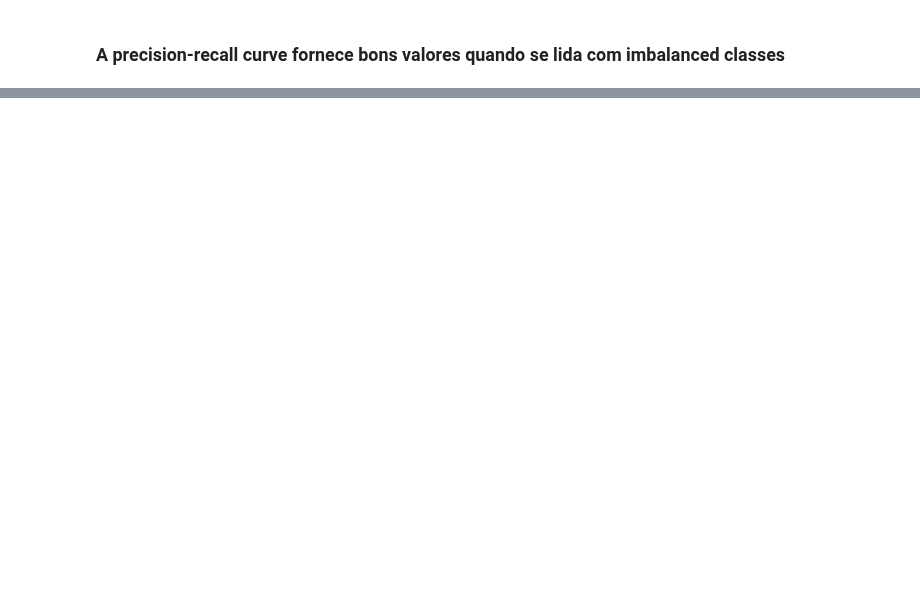
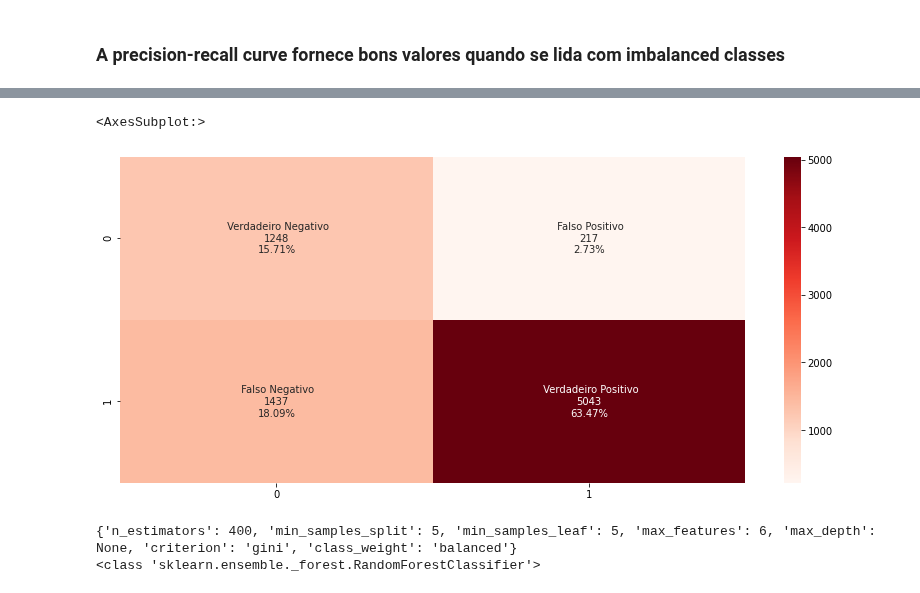
Before and after one commit to jvitorcosta/loan-EDA-python, a Jupyter notebook: loan_case.ipynb, the cells around one changed output, grey strips where cells are left out. Saved outputs shown, nothing was run; the diff lists cells and outputs as text; code cells hidden in the pictures; blank space fills up the shorter version.

```diff
--- a/loan_case.ipynb
+++ b/loan_case.ipynb
@@ -1229,11 +1289,21 @@ sns.heatmap(cf_matrix, annot=labels, fmt='', cmap='Blues')
 # %%
 #confusion matrix para a predict com nova threshold
 
+plt.figure(figsize=(14,6))
 cf_matrix = confusion_matrix(y_test,decision_predict)
 #cf_matrix.flatten()
 group_names = ['Verdadeiro Negativo','Falso Positivo','Falso Negativo','Verdadeiro Positivo']
 group_counts = ['{0:0.0f}'.format(value) for value in cf_matrix.flatten()]
 group_percentages = ['{0:.2%}'.format(value) for value in cf_matrix.flatten()/np.sum(cf_matrix)]
 labels = [f" {v1}\n{v2}\n{v3}" for v1, v2, v3 in zip(group_names,group_counts,group_percentages)]
 labels = np.asarray(labels).reshape(2,2)
 sns.heatmap(cf_matrix, annot=labels, fmt='', cmap='Reds')
+# %% [output]
+<AxesSubplot:>
+[figure, added]
+# %%
+print(random_clf.best_params_)
+print(type(random_clf.best_estimator_))
+# %% [output]
+{'n_estimators': 400, 'min_samples_split': 5, 'min_samples_leaf': 5, 'max_features': 6, 'max_depth': None, 'criterion': 'gini', 'class_weight': 'balanced'}
+<class 'sklearn.ensemble._forest.RandomForestClassifier'>
```
Also changed, not shown: parts of 26 cells of this notebook.
